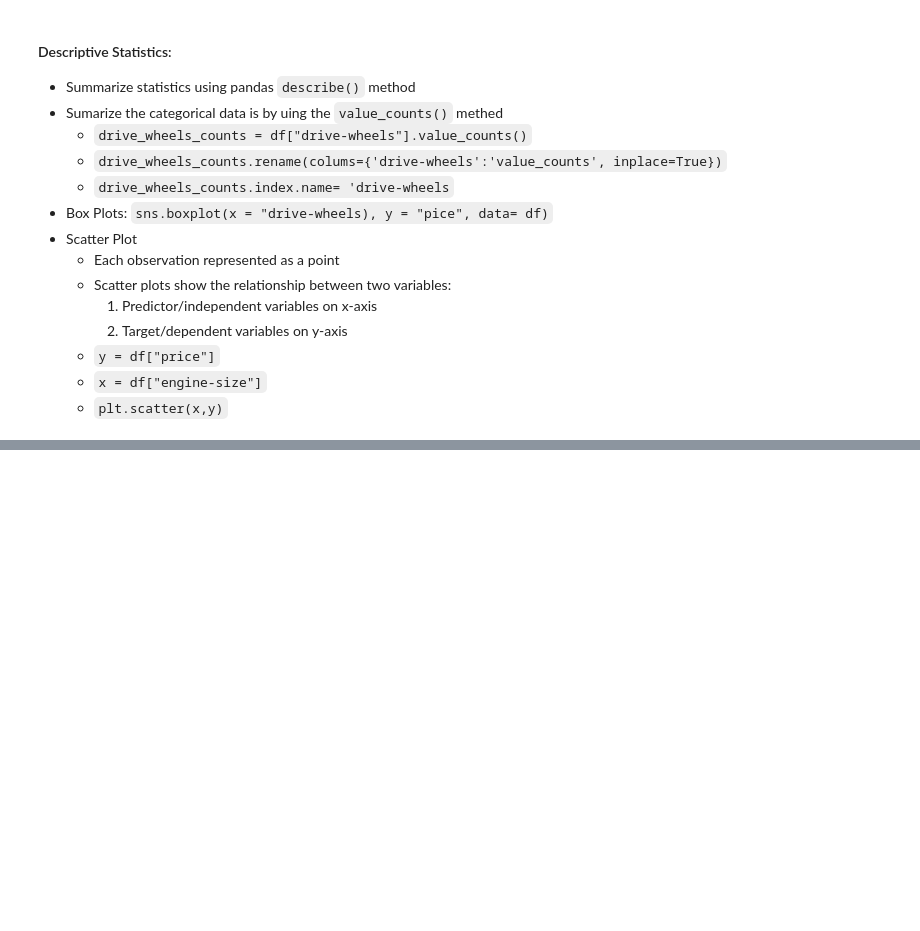
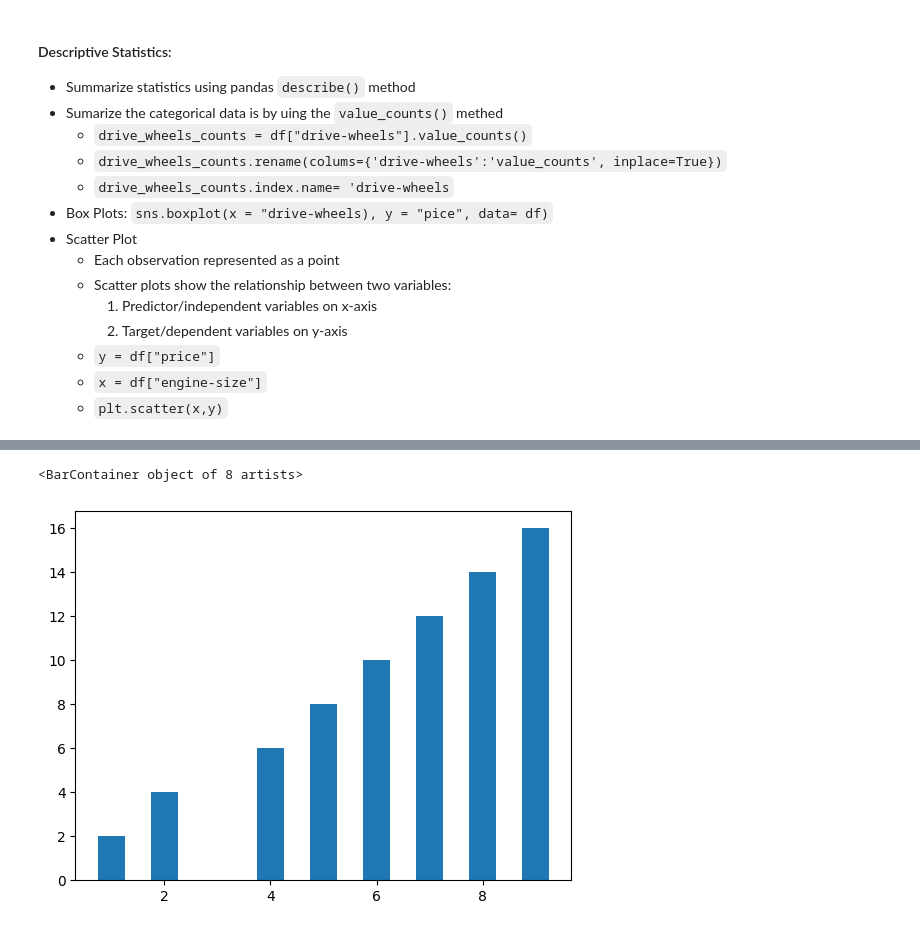
Before and after one commit to jose-angell/DataScience, a Jupyter notebook: DataAnalysis/Module3.ipynb, the cells around one changed output, grey strips where cells are left out. Cells and saved outputs as stored; diff of their text form; code cells hidden in the pictures; blank space fills up the shorter version.

```diff
--- a/DataAnalysis/Module3.ipynb
+++ b/DataAnalysis/Module3.ipynb
@@ -36,0 +96,5 @@
+# %%
+plt.bar(x,y, width=.5)
+# %% [output]
+<BarContainer object of 8 artists>
+[figure, added]
```
Also changed, not shown: parts of 18 cells of this notebook.
